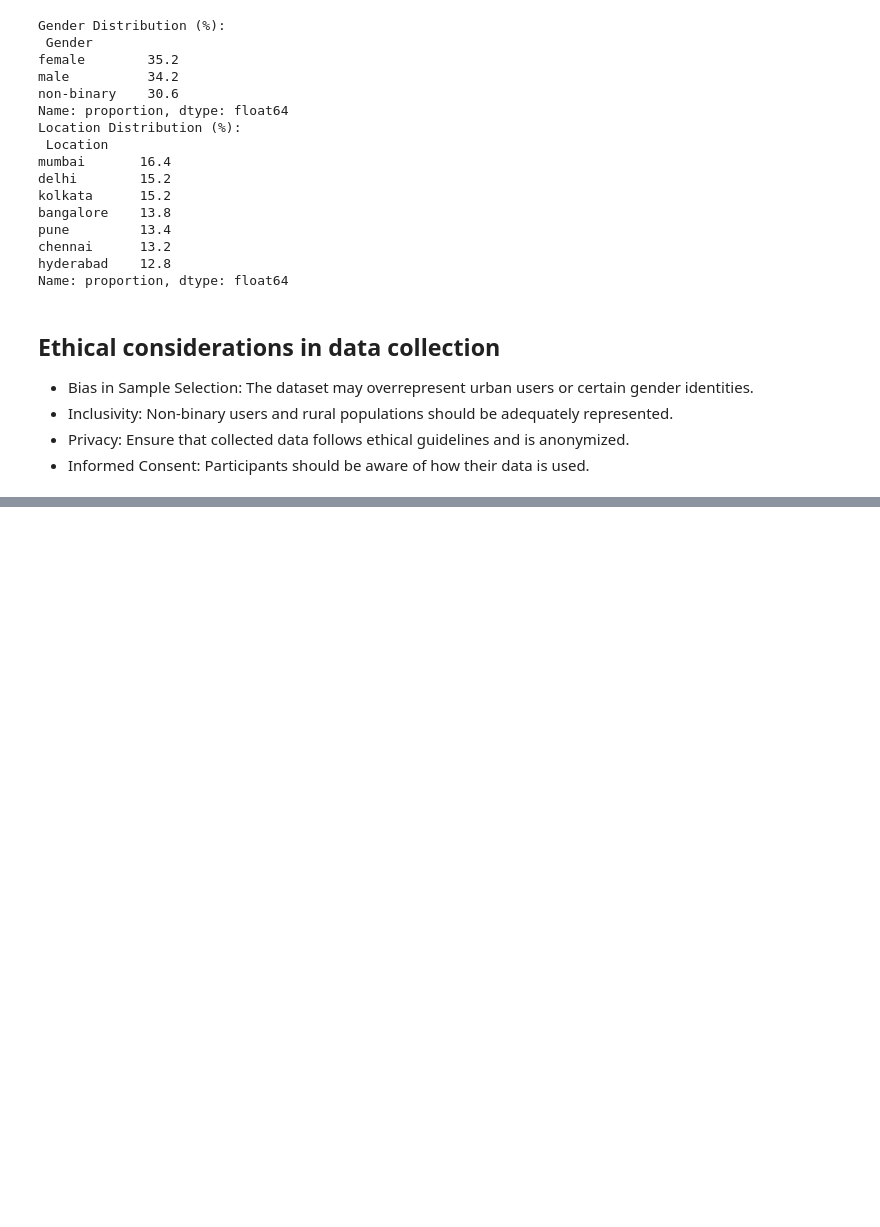
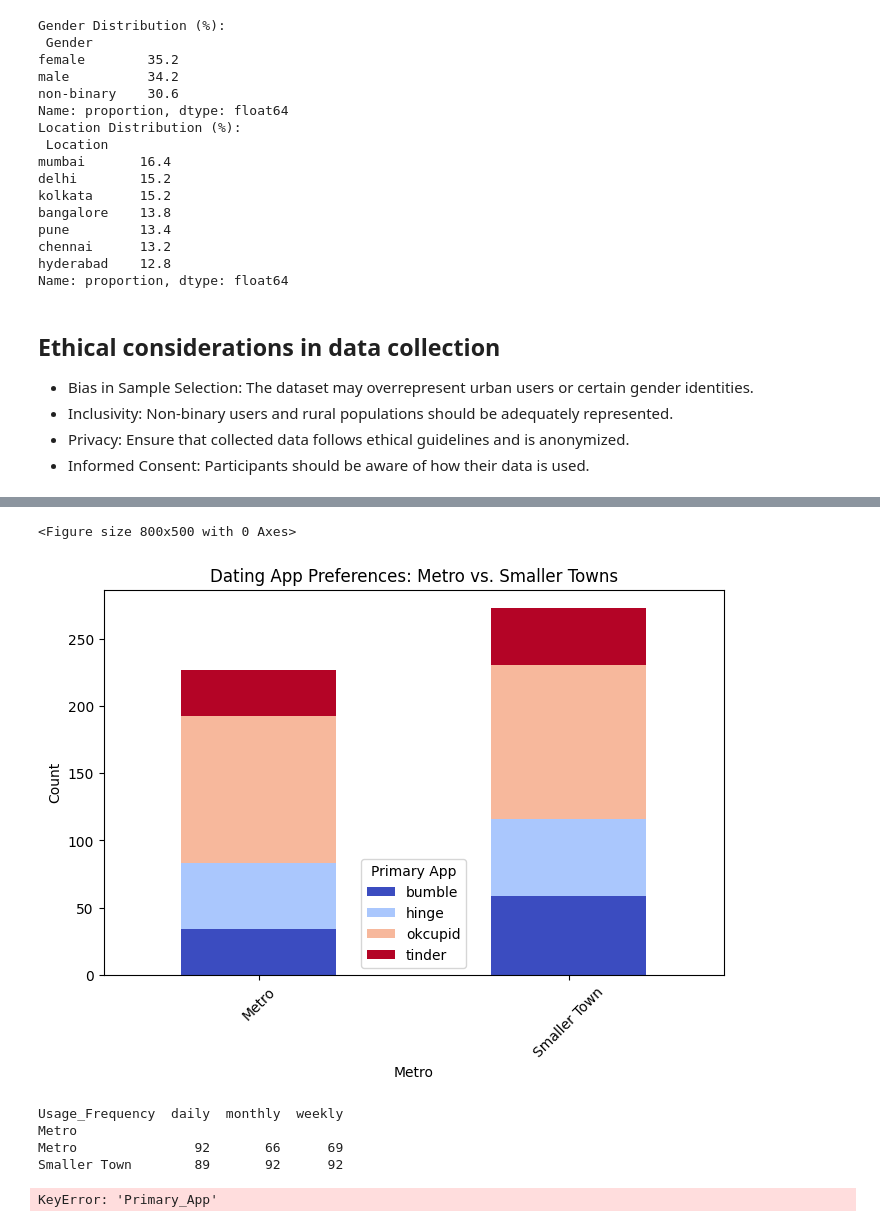
Before and after one commit to MrBubune/ML-EDA, a Jupyter notebook: notebooks/task_2.ipynb, the cells around one changed output, grey strips where cells are left out. Drawn from its saved outputs; the diff is of its cells as text; code cells hidden in the pictures; blank space fills up the shorter version.

```diff
--- a/notebooks/task_2.ipynb
+++ b/notebooks/task_2.ipynb
@@ -224,0 +261,54 @@ Name: proportion, dtype: float64
+# %%
+# Define metro and smaller towns (modify based on dataset)
+metro_cities = ['delhi', 'mumbai', 'bangalore']
+df['Metro'] = df['Location'].apply(lambda x: 'Metro' if x in metro_cities else 'Smaller Town')
+
+# Stacked bar chart for app preference
+plt.figure(figsize=(8, 5))
+app_usage = df.groupby(['Metro', 'Primary_App']).size().unstack()
+app_usage.plot(kind='bar', stacked=True, colormap='coolwarm', figsize=(8, 5))
+plt.title("Dating App Preferences: Metro vs. Smaller Towns")
+plt.ylabel("Count")
+plt.xticks(rotation=45)
+plt.legend(title="Primary App")
+plt.show()
+
+# Compare usage frequency
+usage_by_area = df.groupby('Metro')['Usage_Frequency'].value_counts().unstack()
+print(usage_by_area)
+# %% [output]
+<Figure size 800x500 with 0 Axes>
+[figure, added]
+Usage_Frequency  daily  monthly  weekly
+Metro
+Metro               92       66      69
+Smaller Town        89       92      92
+# %%
+# Define categorical columns to encode
+categorical_columns = [
+    "Gender", "Location", "Education", "Occupation", "Primary_App", "Secondary_Apps",
+    "Usage_Frequency", "Daily_Usage_Time", "Reason_for_Using", "Satisfaction",
+    "Challenges", "Desired_Features", "Preferred_Communication", "Partner_Priorities"
+]
+
+# Apply One-Hot Encoding to categorical variables
+encoder = OneHotEncoder(drop='first', sparse_output=False)
+categorical_encoded = pd.DataFrame(encoder.fit_transform(df[categorical_columns]))
+categorical_encoded.columns = encoder.get_feature_names_out(categorical_columns)
+
+# Drop original categorical columns and concatenate encoded data
+df = df.drop(columns=categorical_columns)
+df = pd.concat([df, categorical_encoded], axis=1)
+
+# Normalize numerical variables
+numerical_columns = df.select_dtypes(include=['int64', 'float64']).columns
+scaler = MinMaxScaler()
+df[numerical_columns] = scaler.fit_transform(df[numerical_columns])
+
+# Create new feature: Active App Count (Summing the number of apps used per user)
+df["Active_App_Count"] = df["Primary_App"].notna().astype(int) + df["Secondary_Apps"].notna().astype(int)
+
+# Save the processed dataset
+df.to_csv("../data/processed_GenZ_DatingApp_Data.csv", index=False)
+# %% [output]
+KeyError: 'Primary_App'
```
Also changed, not shown: parts of 5 cells of this notebook, 1 other file.
